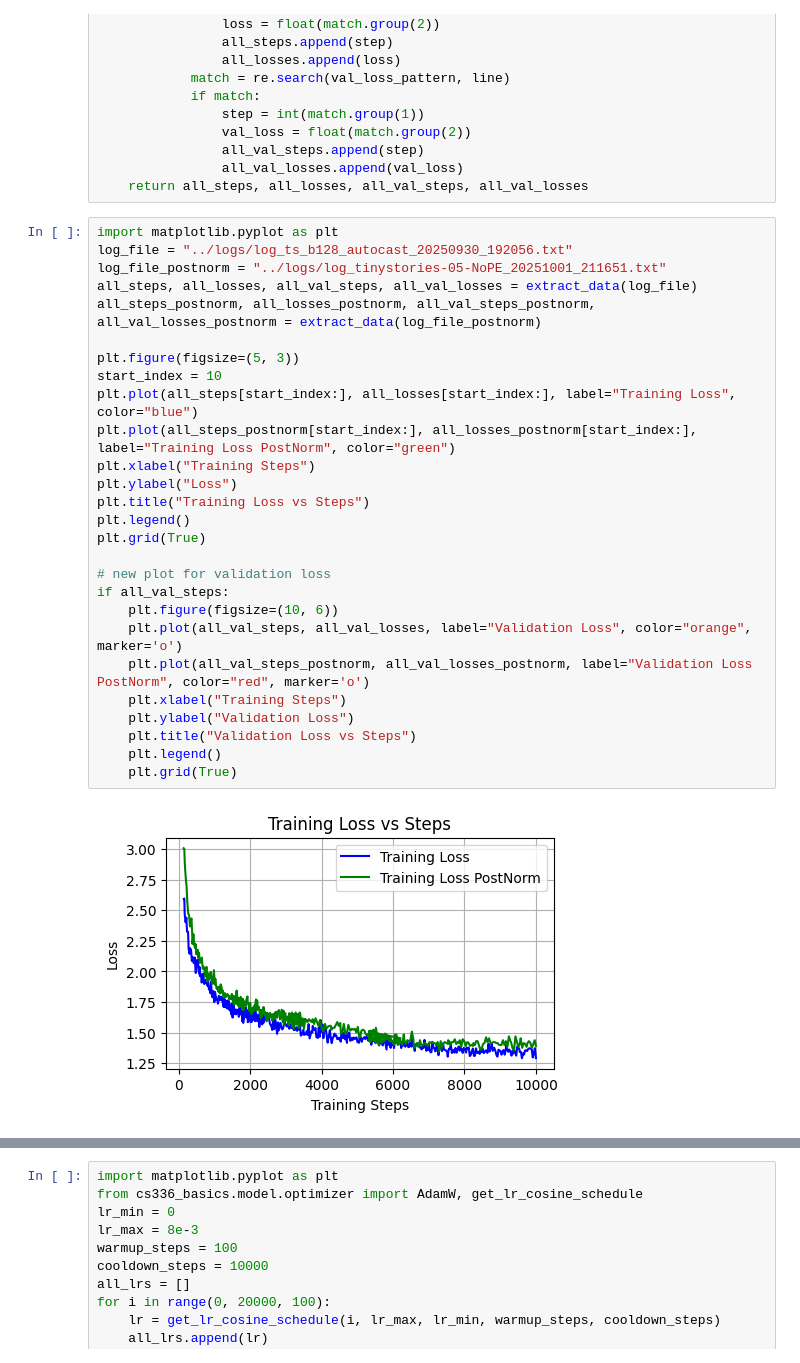
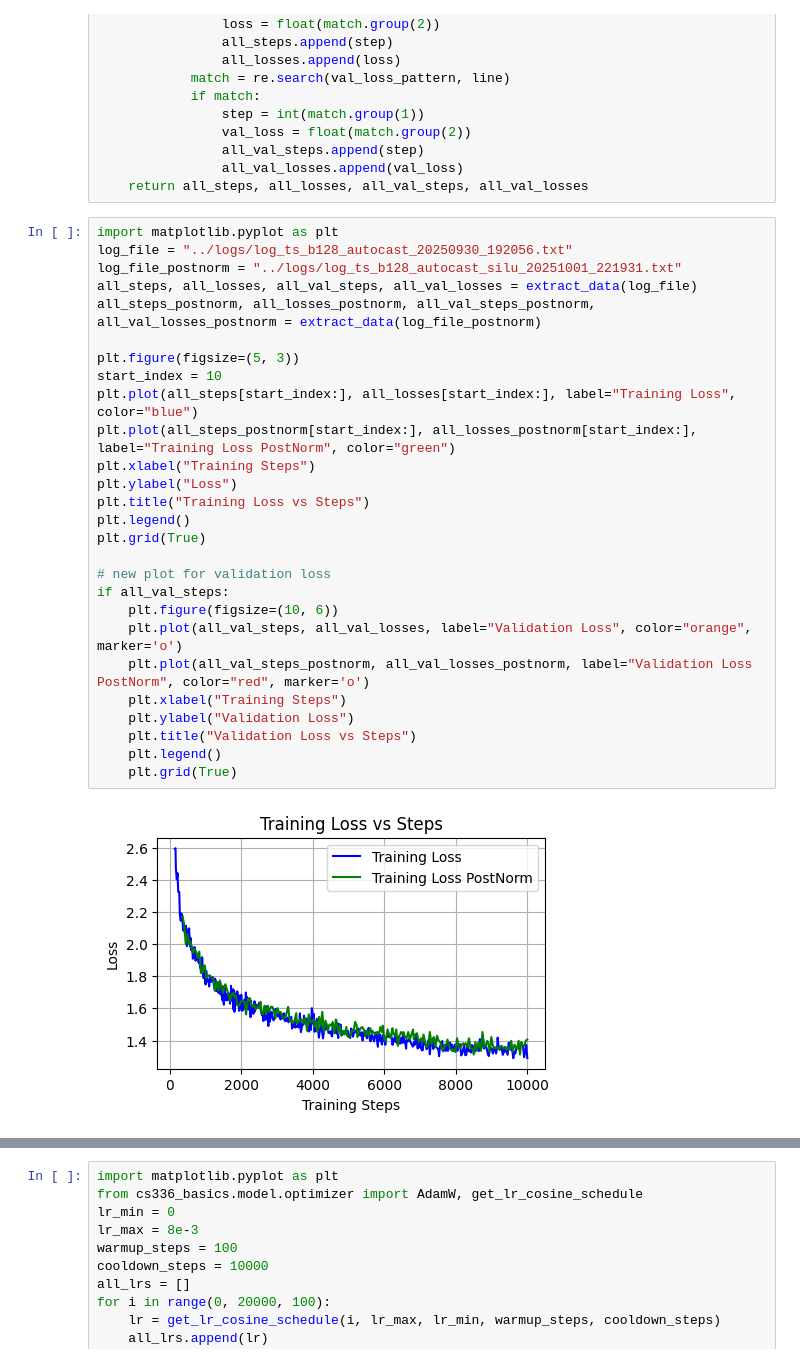
Before and after one commit to Gzsiceberg/assignment1-basics, a Jupyter notebook: cs336_basics/plot.ipynb, the cells around one changed output, grey strips where cells are left out. Saved outputs shown, nothing was run; the diff lists cells and outputs as text.

```diff
--- a/cs336_basics/plot.ipynb
+++ b/cs336_basics/plot.ipynb
@@ -28,29 +28,29 @@ def extract_data(file_path: str):
 # %%
 import matplotlib.pyplot as plt
 log_file = "../logs/log_ts_b128_autocast_20250930_192056.txt"
-log_file_postnorm = "../logs/log_tinystories-05-NoPE_20251001_211651.txt"
+log_file_postnorm = "../logs/log_ts_b128_autocast_silu_20251001_221931.txt"
 all_steps, all_losses, all_val_steps, all_val_losses = extract_data(log_file)
 all_steps_postnorm, all_losses_postnorm, all_val_steps_postnorm, all_val_losses_postnorm = extract_data(log_file_postnorm)
 
 plt.figure(figsize=(5, 3))
 start_index = 10
 plt.plot(all_steps[start_index:], all_losses[start_index:], label="Training Loss", color="blue")
 plt.plot(all_steps_postnorm[start_index:], all_losses_postnorm[start_index:], label="Training Loss PostNorm", color="green")
 plt.xlabel("Training Steps")
 plt.ylabel("Loss")
 plt.title("Training Loss vs Steps")
 plt.legend()
 plt.grid(True)
 
 # new plot for validation loss
 if all_val_steps:
     plt.figure(figsize=(10, 6))
     plt.plot(all_val_steps, all_val_losses, label="Validation Loss", color="orange", marker='o')
     plt.plot(all_val_steps_postnorm, all_val_losses_postnorm, label="Validation Loss PostNorm", color="red", marker='o')
     plt.xlabel("Training Steps")
     plt.ylabel("Validation Loss")
     plt.title("Validation Loss vs Steps")
     plt.legend()
     plt.grid(True)
 # %% [output]
-[figure, old version]
+[figure, new version]
```
Also changed, not shown: parts of 1 cell of this notebook, 1 other file.
